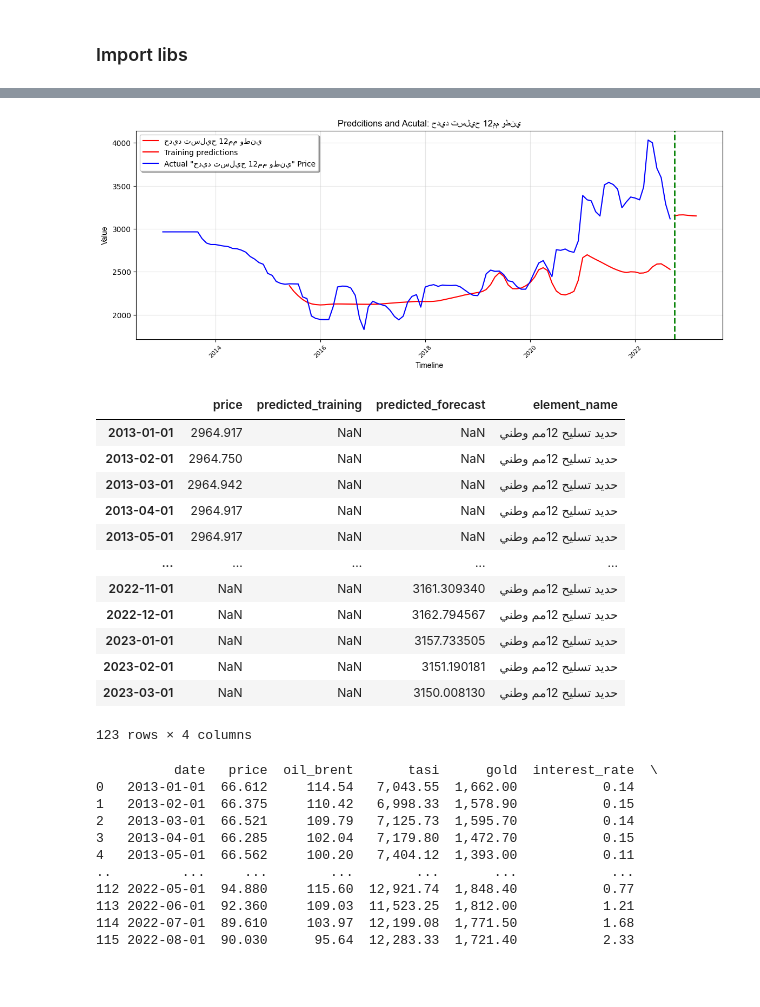
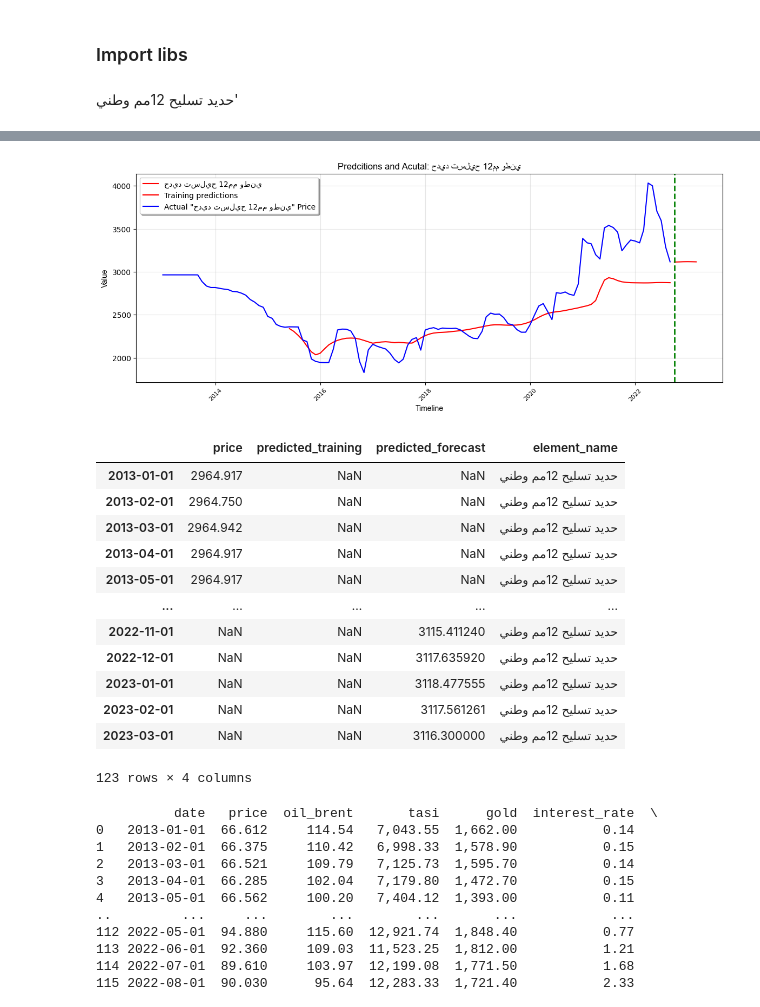
Before and after one commit to FNafisa/Test_repo, a Jupyter notebook: professional/Project PoC/B multivariate forecastor.ipynb, the cells around one changed output, grey strips where cells are left out. Cells and saved outputs as stored; diff of their text form; code cells hidden in the pictures; blank space fills up the shorter version.

```diff
--- a/professional/Project PoC/B multivariate forecastor.ipynb
+++ b/professional/Project PoC/B multivariate forecastor.ipynb
@@ -117,7 +117,9 @@ def pipeline(filename_str, first_layer_nodes, adam_learning_rate, drp1, drp2):
     # %%time
     es = EarlyStopping(monitor='val_loss', min_delta=1e-10, patience=20, verbose=1)
     rlr = ReduceLROnPlateau(monitor='val_loss', factor=0.5, patience=10, verbose=1)
-    mcp = ModelCheckpoint(filepath='weights.h5', monitor='val_loss', verbose=1, save_best_only=True, save_weights_only=True)
+    model_filepath= r'C:\Users\fnafisa\WORKSPACE\professional\Project PoC\models\{}'
+
+    mcp = ModelCheckpoint(filepath=model_filepath.format(filename_str+'_weights.h5'), monitor='val_loss', verbose=1, save_best_only=True, save_weights_only=True)
     tb = TensorBoard('logs')
     history = model.fit(X_train, y_train, shuffle=False, epochs=100, callbacks=[es, rlr, mcp, tb], validation_split=0.3, verbose=1, batch_size=32)
 
@@ -140,12 +142,12 @@ def pipeline(filename_str, first_layer_nodes, adam_learning_rate, drp1, drp2):
     # data_point_predicted_w_factor= data_point_predicted
 
     # Prediction
-    arr= np.array(data_point_predicted_w_factor)
-    for i in range(n_future):
-        m= arr.mean()
-        arr= np.append(arr, m)
-        arr= np.delete(arr, 0)
-    data_point_predicted_w_factor= arr
+    # arr= np.array(data_point_predicted_w_factor)
+    # for i in range(n_future):
+    #     m= arr.mean()
+    #     arr= np.append(arr, m)
+    #     arr= np.delete(arr, 0)
+    # data_point_predicted_w_factor= arr
 
 
 
@@ -194,8 +196,10 @@ def pipeline(filename_str, first_layer_nodes, adam_learning_rate, drp1, drp2):
     df_final_res.to_excel(file_location)
 
     return df_final_res
+# %% [markdown]
+حديد تسليح 12مم وطني'
 # %%
-pipeline('حديد تسليح 12مم وطني', first_layer_nodes= 128, drp1= .01, drp2= .01, adam_learning_rate=.01 )
+pipeline('حديد تسليح 12مم وطني', first_layer_nodes= 128, drp1= .015, drp2= .01, adam_learning_rate=.005 )
 # %% [output]
           date     price  oil_brent       tasi      gold  interest_rate  \
 0   2013-01-01  2964.917     114.54   7,043.55  1,662.00           0.14
@@ -217,4 +221,4 @@ Epoch 21: early stopping
-[figure, old version]
+[figure, new version]
 |  | price | predicted_training | predicted_forecast | element_name |
 | 2013-01-01 | 2964.917 | NaN | NaN | حديد تسليح 12مم وطني |
 | 2013-02-01 | 2964.750 | NaN | NaN | حديد تسليح 12مم وطني |
@@ -222,11 +226,11 @@ Epoch 21: early stopping
 | 2013-04-01 | 2964.917 | NaN | NaN | حديد تسليح 12مم وطني |
 | 2013-05-01 | 2964.917 | NaN | NaN | حديد تسليح 12مم وطني |
 | ... | ... | ... | ... | ... |
-| 2022-11-01 | NaN | NaN | 3161.309340 | حديد تسليح 12مم وطني |
-| 2022-12-01 | NaN | NaN | 3162.794567 | حديد تسليح 12مم وطني |
-| 2023-01-01 | NaN | NaN | 3157.733505 | حديد تسليح 12مم وطني |
-| 2023-02-01 | NaN | NaN | 3151.190181 | حديد تسليح 12مم وطني |
-| 2023-03-01 | NaN | NaN | 3150.008130 | حديد تسليح 12مم وطني |
+| 2022-11-01 | NaN | NaN | 3115.411240 | حديد تسليح 12مم وطني |
+| 2022-12-01 | NaN | NaN | 3117.635920 | حديد تسليح 12مم وطني |
+| 2023-01-01 | NaN | NaN | 3118.477555 | حديد تسليح 12مم وطني |
+| 2023-02-01 | NaN | NaN | 3117.561261 | حديد تسليح 12مم وطني |
+| 2023-03-01 | NaN | NaN | 3116.300000 | حديد تسليح 12مم وطني |
 123 rows × 4 columns
 # %%
 elements= pd.read_excel(r'C:\Users\fnafisa\WORKSPACE\professional\Project PoC\Input\data\Construction materials\segregated\type names.xlsx')
```
Also changed, not shown: parts of 1 cell of this notebook, 13 other files.
